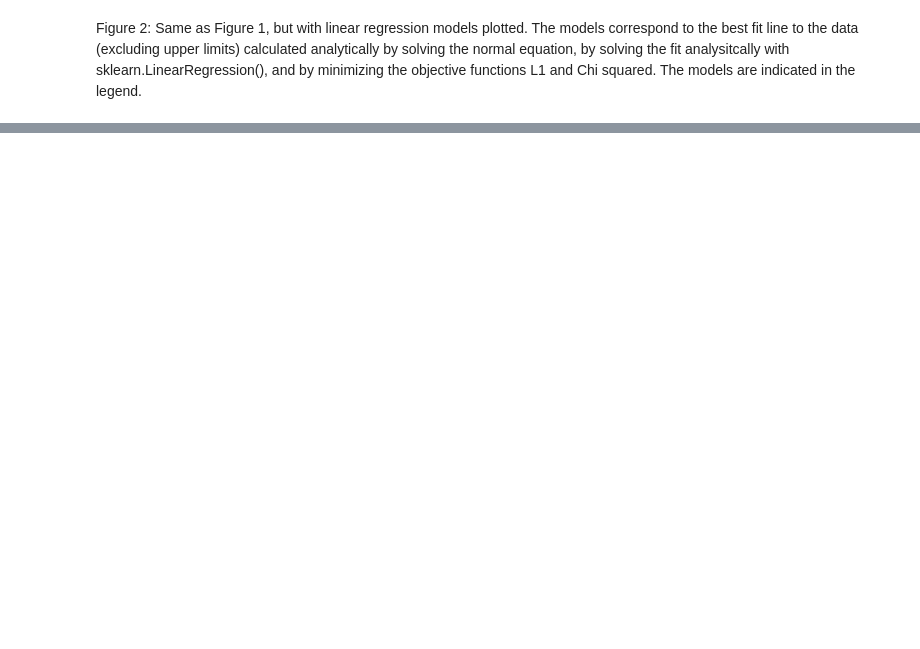
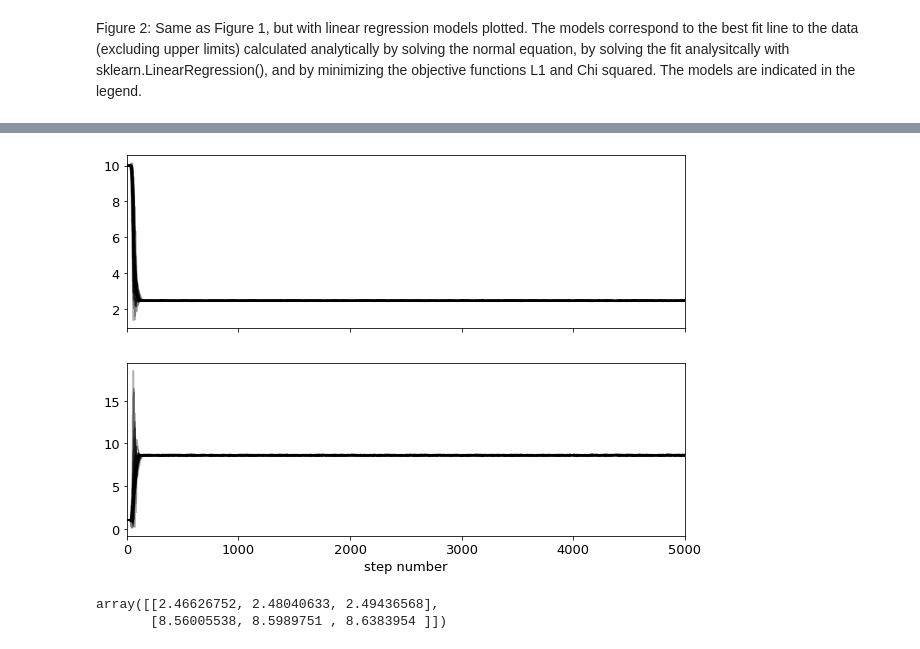
Before and after one commit to FrancescoZanni/MLPNS_FZanni, a Jupyter notebook: FittingLineToGRBAfterglows_instructionsEsercitazioneWeek3.ipynb, the cells around one changed output, grey strips where cells are left out. Saved outputs shown, nothing was run; the diff lists cells and outputs as text; code cells hidden in the pictures; blank space fills up the shorter version.

```diff
--- a/FittingLineToGRBAfterglows_instructionsEsercitazioneWeek3.ipynb
+++ b/FittingLineToGRBAfterglows_instructionsEsercitazioneWeek3.ipynb
@@ -356,0 +450,8 @@ Figure 2: Same as Figure 1, but with linear regression models plotted. The model
+# %%
+
+l2(chi2Solution.x, x_test, y_test), l2(l2Solution.x, x_test, y_test)
+
+
+#cosa che non ho fatto prima
+grbAGnu = grbAG[grbAG.upperlimit == 0]
+s = grbAGnu.magerr.values
@@ -356,0 +544,20 @@ Figure 2: Same as Figure 1, but with linear regression models plotted. The model
+# %%
+#initial guess
+ig=[10,1]
+#numero di catene in parallelo, legato alle possibilità del pc e dalla dimensione dello spazio dei parametri
+#hyperparameter!
+nwalkers = 32
+
+#dimensione dello spazio dei parametri
+ndim = len(ig)
+
+#posizione iniziale, non cominciano tutte nello stesso posto ma quasi, un po di randomness
+np.random.seed(420)
+pos = np.array(ig) + 1e-4 * np.random.randn(nwalkers,ndim)   #1e-4 rule of thumb
+# %%
+#inizializzo un oggetto della classe
+#log prob deve per forza avere come primo argomento la tupla dei parametri, gli altri valori, sui quali non ottimizzo li passo anche alla classe
+sampler = emcee.EnsembleSampler(nwalkers, ndim, log_probability, args = (x,y,s))
+# %%
+#faccio partire le catene
+sampler.run_mcmc(pos,5000, progress=True)  #5000 a caso poi controllo se effettivamente è stato sufficiente
@@ -356,0 +584,24 @@ Figure 2: Same as Figure 1, but with linear regression models plotted. The model
+# %%
+fig, axes = plt.subplots(ndim, figsize=(10, 7), sharex=True)
+samples = sampler.get_chain()
+for i in range(ndim):
+    ax = axes[i]
+    ax.plot(samples[:, :, i], "k", alpha=0.3)
+    ax.set_xlim(0, len(samples))
+    ax.yaxis.set_label_coords(-0.1, 0.5)
+axes[-1].set_xlabel("step number");
+# %% [output]
+[figure, added]
+# %%
+flat_samples = sampler.get_chain(discard=200, flat=True)
+mcmc = np.zeros((ndim, 3))
+
+#estraggo l'interquartile range, 1 sigma , 50 e 100-1sigma
+for i in range(ndim):
+  mcmc[i] = np.percentile( flat_samples[:,i], [16, 50, 84])
+mcmc
+
+#i valori al centro sono la mediana, e sono simili a quelli ottenuti ieri ok
+# %% [output]
+array([[2.46626752, 2.48040633, 2.49436568],
+       [8.56005538, 8.5989751 , 8.6383954 ]])
```
Also changed, not shown: parts of 19 cells of this notebook.
